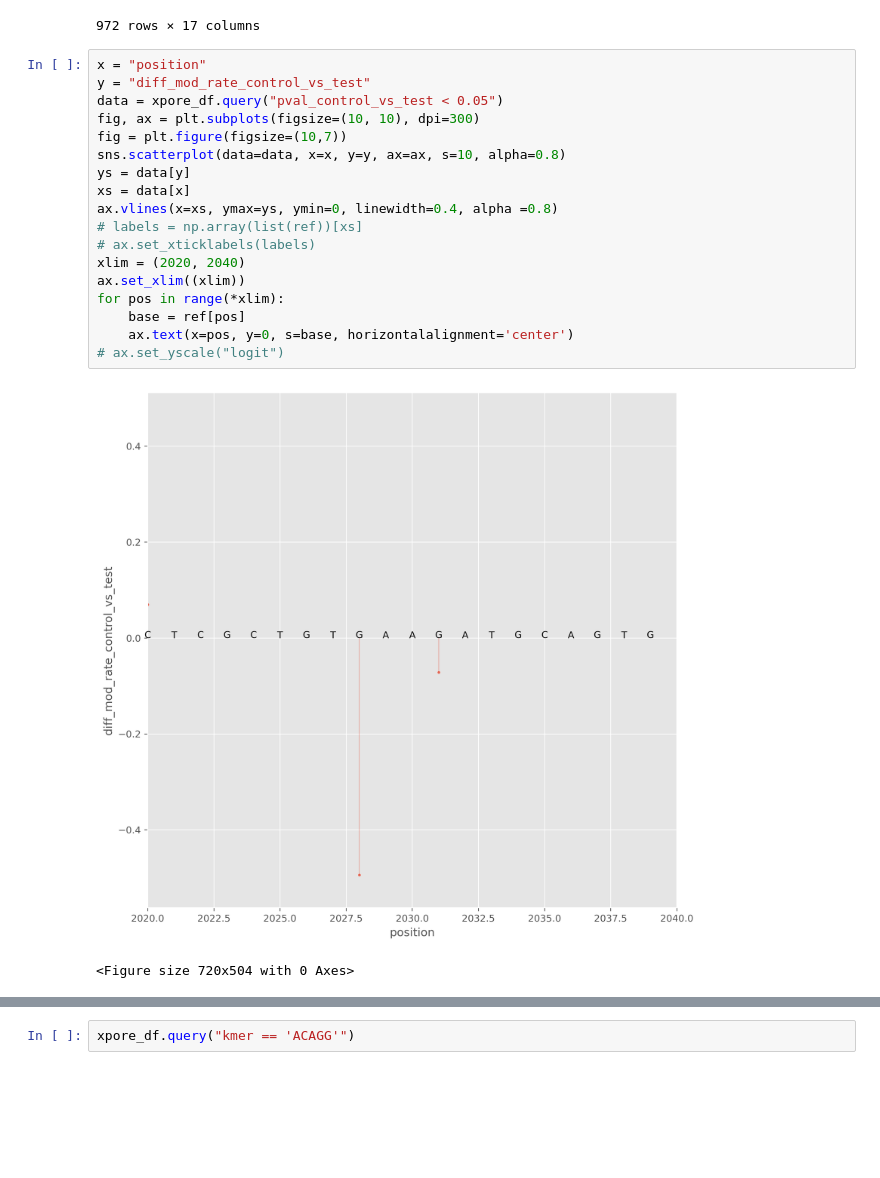
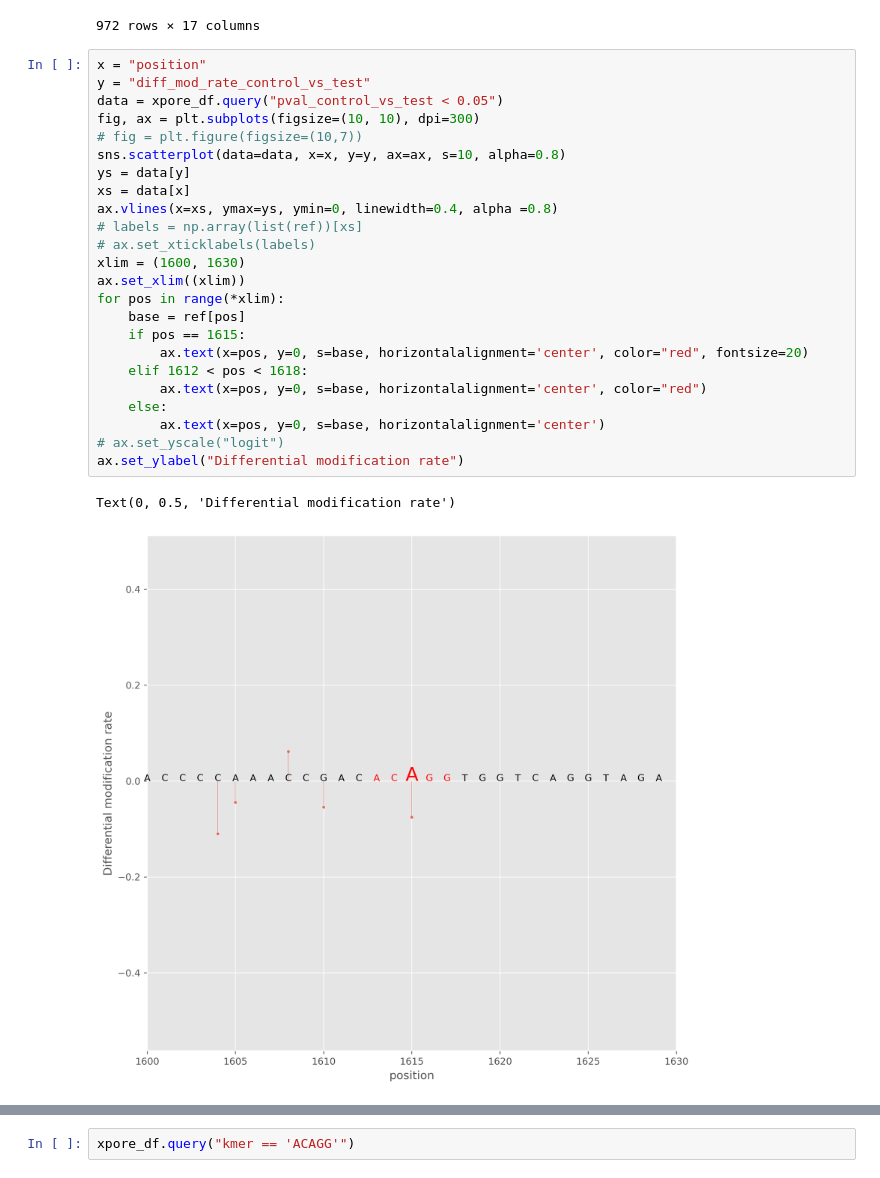
Before and after one commit to mbhall88/m6a-benchmark, a Jupyter notebook: workflow/notebooks/results.ipynb, the cells around one changed output, grey strips where cells are left out. Saved outputs shown, nothing was run; the diff lists cells and outputs as text; blank space fills up the shorter version.

```diff
--- a/workflow/notebooks/results.ipynb
+++ b/workflow/notebooks/results.ipynb
@@ -75,21 +75,27 @@ xpore_df
 # %%
 x = "position"
 y = "diff_mod_rate_control_vs_test"
 data = xpore_df.query("pval_control_vs_test < 0.05")
 fig, ax = plt.subplots(figsize=(10, 10), dpi=300)
-fig = plt.figure(figsize=(10,7))
+# fig = plt.figure(figsize=(10,7))
 sns.scatterplot(data=data, x=x, y=y, ax=ax, s=10, alpha=0.8)
 ys = data[y]
 xs = data[x]
 ax.vlines(x=xs, ymax=ys, ymin=0, linewidth=0.4, alpha =0.8)
 # labels = np.array(list(ref))[xs]
 # ax.set_xticklabels(labels)
-xlim = (2020, 2040)
+xlim = (1600, 1630)
 ax.set_xlim((xlim))
 for pos in range(*xlim):
     base = ref[pos]
-    ax.text(x=pos, y=0, s=base, horizontalalignment='center')
+    if pos == 1615:
+        ax.text(x=pos, y=0, s=base, horizontalalignment='center', color="red", fontsize=20)
+    elif 1612 < pos < 1618:
+        ax.text(x=pos, y=0, s=base, horizontalalignment='center', color="red")
+    else:
+        ax.text(x=pos, y=0, s=base, horizontalalignment='center')
 # ax.set_yscale("logit")
+ax.set_ylabel("Differential modification rate")
 # %% [output]
+Text(0, 0.5, 'Differential modification rate')
-[figure, old version]
+[figure, new version]
-<Figure size 720x504 with 0 Axes>
```
Also changed, not shown: parts of 9 cells of this notebook.
